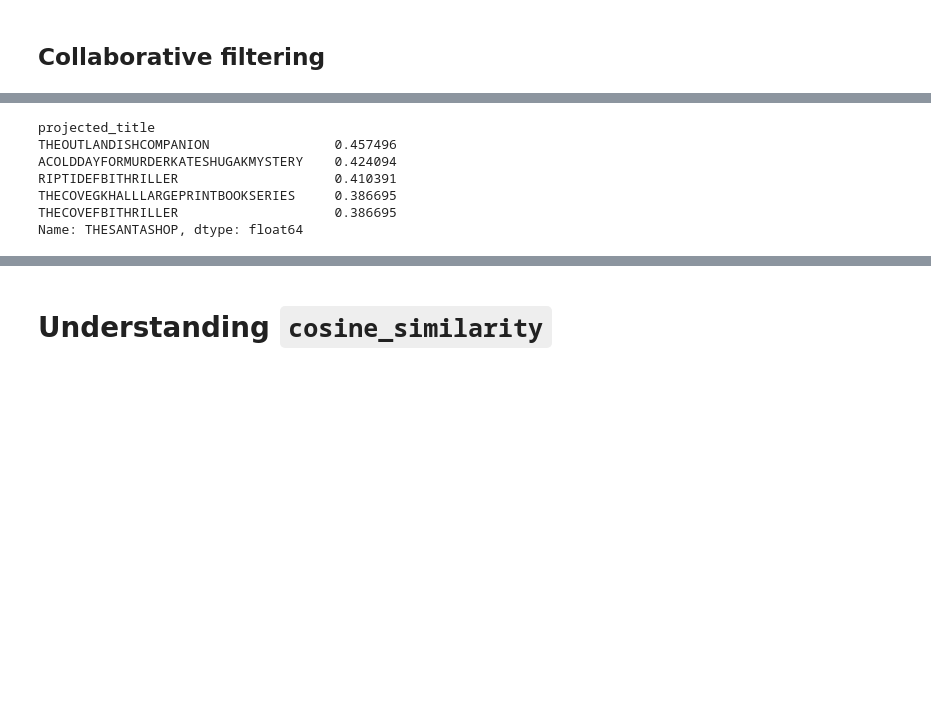
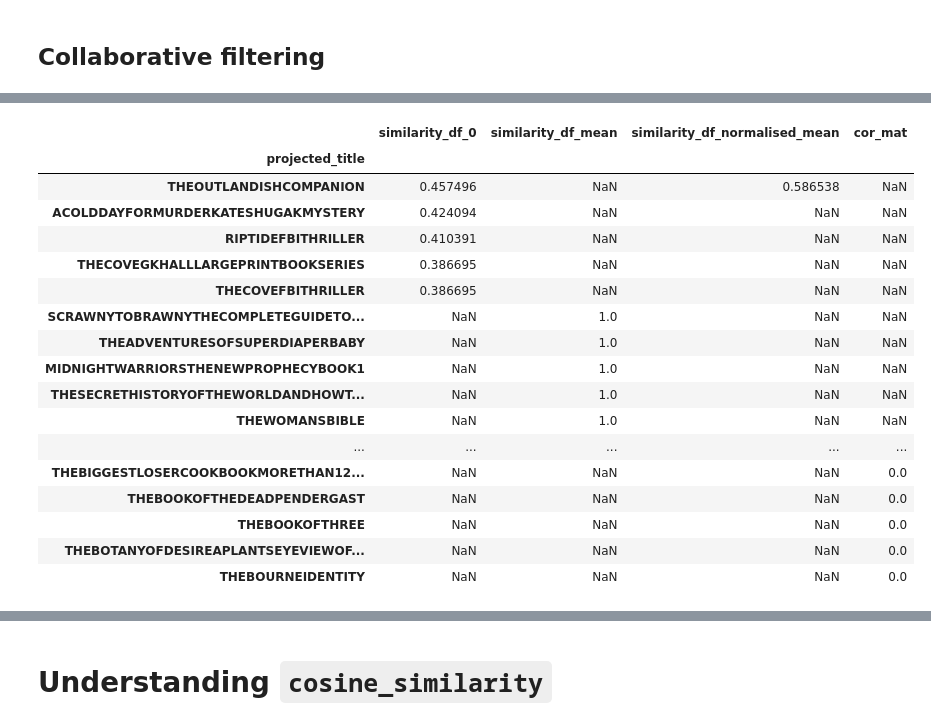
Before and after one commit to feyclan/WT_analysis, a Jupyter notebook: Recommenders.ipynb, the cells around one changed output, grey strips where cells are left out. Drawn from its saved outputs; the diff is of its cells as text; code cells hidden in the pictures; blank space fills up the shorter version.

```diff
--- a/Recommenders.ipynb
+++ b/Recommenders.ipynb
@@ -158,0 +180,11 @@ def get_similar_items(title, similarity_df, n=5):
+# %%
+df_normalized = mat.sub(mat.mean(), axis=1)
+
+# Fill remaining missing values with zeros
+df_normalized.fillna(0, inplace=True)
+
+# Compute the cosine similarity matrix
+similarity_matrix_normalised_mean = cosine_similarity(df_normalized)
+
+# Create a DataFrame from the similarity matrix
+similarity_df_normalised_mean = pd.DataFrame(similarity_matrix_normalised_mean, index=df_normalized.index, columns=df_normalized.index)
@@ -158,0 +193,5 @@ def get_similar_items(title, similarity_df, n=5):
+# %%
+cor_mat_initial = mat.T.corr()
+
+print("Percentage of missing values:", cor_mat_initial.isnull().sum().sum() / len(cor_mat_initial) ** 2 * 100, "%")
+print("Number of book that do not have a correlation coefficient with any other book:", (cor_mat_initial.notnull().sum() == 0).sum())
@@ -158,0 +203,2 @@ def get_similar_items(title, similarity_df, n=5):
+# %%
+cor_mat = cor_mat_initial.fillna(0)
@@ -158,0 +216,13 @@ def get_similar_items(title, similarity_df, n=5):
+# %%
+def compare(title, similarity_matrices, n=5):
+    """
+    similarity_matrices is a list of similarity matrices
+    """
+    results = []
+    for similarity_matrix in similarity_matrices:
+        result = get_similar_items(title, similarity_matrix, n)
+        result.name = get_var_name(similarity_matrix)
+        results.append(result)
+    return pd.concat(results, axis=1)
+
+my_sim_mats = [similarity_df_0, similarity_df_mean, similarity_df_normalised_mean, cor_mat]
@@ -189,11 +302,22 @@ Name: THEHOBBIT, dtype: float64
 # %%
-get_similar_items("THESANTASHOP", similarity_df)
+compare("THESANTASHOP", my_sim_mats)
 # %% [output]
-projected_title
-THEOUTLANDISHCOMPANION                0.457496
-ACOLDDAYFORMURDERKATESHUGAKMYSTERY    0.424094
-RIPTIDEFBITHRILLER                    0.410391
-THECOVEGKHALLLARGEPRINTBOOKSERIES     0.386695
-THECOVEFBITHRILLER                    0.386695
-Name: THESANTASHOP, dtype: float64
+|  | similarity_df_0 | similarity_df_mean | similarity_df_normalised_mean | cor_mat |
+| projected_title |  |  |  |  |
+| THEOUTLANDISHCOMPANION | 0.457496 | NaN | 0.586538 | NaN |
+| ACOLDDAYFORMURDERKATESHUGAKMYSTERY | 0.424094 | NaN | NaN | NaN |
+| RIPTIDEFBITHRILLER | 0.410391 | NaN | NaN | NaN |
+| THECOVEGKHALLLARGEPRINTBOOKSERIES | 0.386695 | NaN | NaN | NaN |
+| THECOVEFBITHRILLER | 0.386695 | NaN | NaN | NaN |
+| SCRAWNYTOBRAWNYTHECOMPLETEGUIDETO... | NaN | 1.0 | NaN | NaN |
+| THEADVENTURESOFSUPERDIAPERBABY | NaN | 1.0 | NaN | NaN |
+| MIDNIGHTWARRIORSTHENEWPROPHECYBOOK1 | NaN | 1.0 | NaN | NaN |
+| THESECRETHISTORYOFTHEWORLDANDHOWT... | NaN | 1.0 | NaN | NaN |
+| THEWOMANSBIBLE | NaN | 1.0 | NaN | NaN |
+| ... | ... | ... | ... | ... |
+| THEBIGGESTLOSERCOOKBOOKMORETHAN12... | NaN | NaN | NaN | 0.0 |
+| THEBOOKOFTHEDEADPENDERGAST | NaN | NaN | NaN | 0.0 |
+| THEBOOKOFTHREE | NaN | NaN | NaN | 0.0 |
+| THEBOTANYOFDESIREAPLANTSEYEVIEWOF... | NaN | NaN | NaN | 0.0 |
+| THEBOURNEIDENTITY | NaN | NaN | NaN | 0.0 |
 # %%
```
Also changed, not shown: parts of 31 cells of this notebook.
